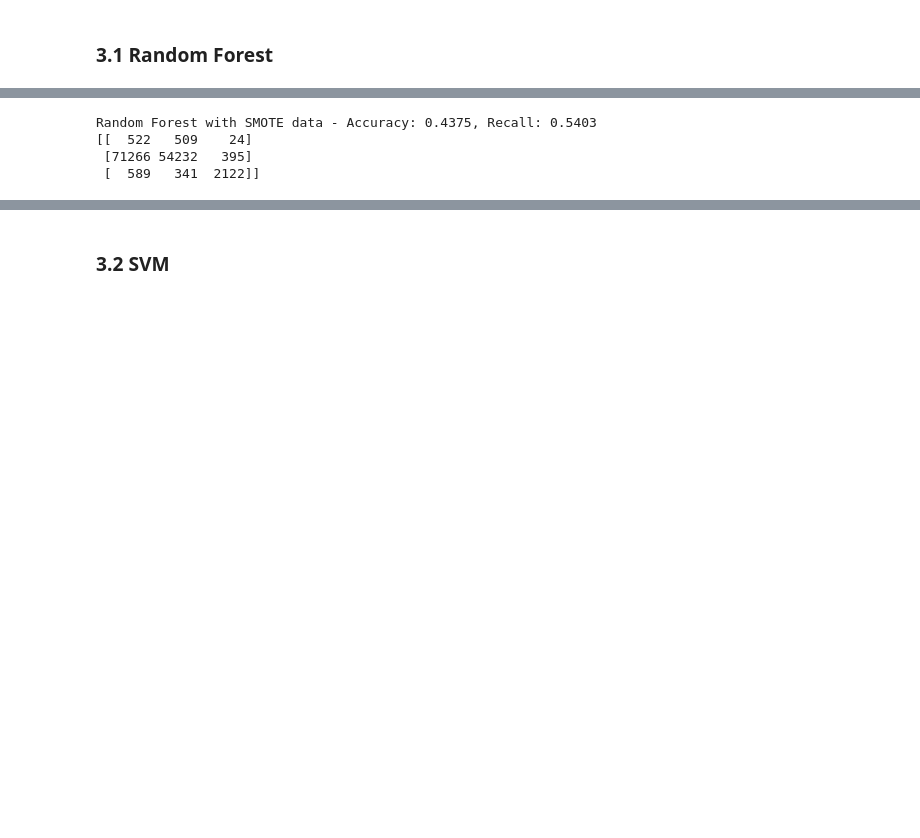
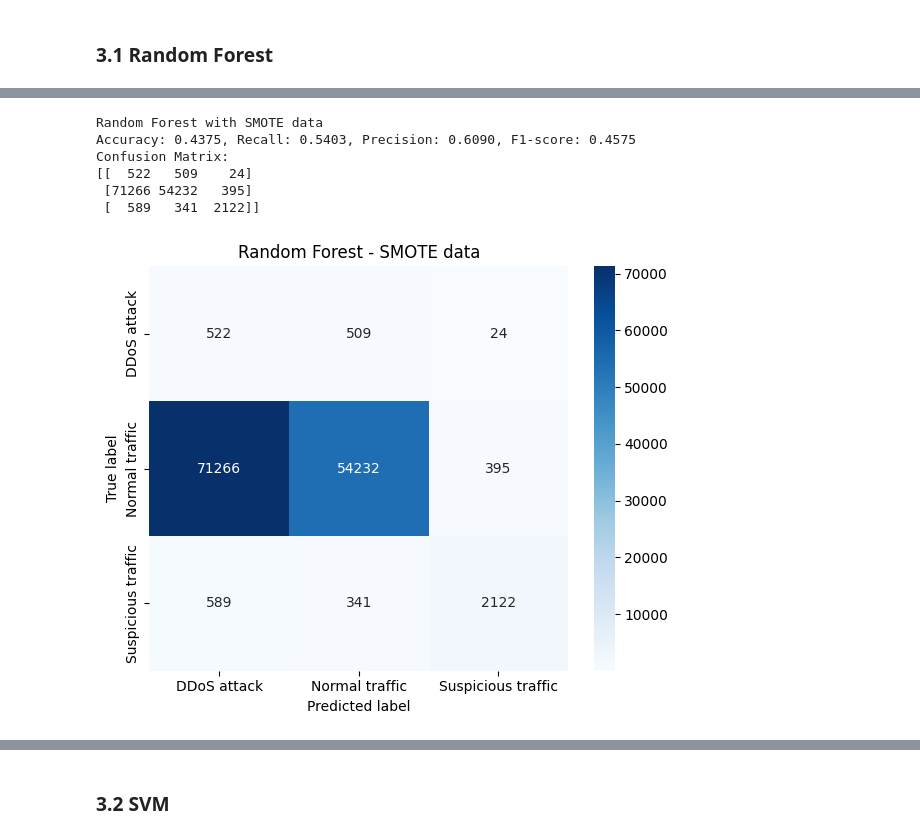
Before and after one commit to varsanyimate/ddos, a Jupyter notebook: src/baseline_model_comparison.ipynb, the cells around one changed output, grey strips where cells are left out. Drawn from its saved outputs; the diff is of its cells as text; code cells hidden in the pictures; blank space fills up the shorter version.

```diff
--- a/src/baseline_model_comparison.ipynb
+++ b/src/baseline_model_comparison.ipynb
@@ -169,15 +194,19 @@ Random Forest with scaled data - Accuracy: 0.4356, Recall: 0.4311
 # %%
 # 3. Random Forest with SMOTE data
 rf_smote = RandomForestClassifier(n_estimators=100, random_state=42)
 rf_smote_model, y_pred_rf_smote, conf_rf_smote = evaluate_model(
     rf_smote, X_train_smote, y_train_smote, X_test, y_test,
     "Random Forest", "SMOTE data"
 )
+plot_conf_matrix(conf_rf_smote, "Random Forest", "SMOTE data", le.classes_)
 # %% [output]
-Random Forest with SMOTE data - Accuracy: 0.4375, Recall: 0.5403
+Random Forest with SMOTE data
+Accuracy: 0.4375, Recall: 0.5403, Precision: 0.6090, F1-score: 0.4575
+Confusion Matrix:
 [[  522   509    24]
  [71266 54232   395]
  [  589   341  2122]]
+[figure, added]
 # %%
 # 4. Random Forest with SMOTE + scaled data
 rf_smote_scaled = RandomForestClassifier(n_estimators=100, random_state=42)
```
Also changed, not shown: parts of 19 cells of this notebook.
